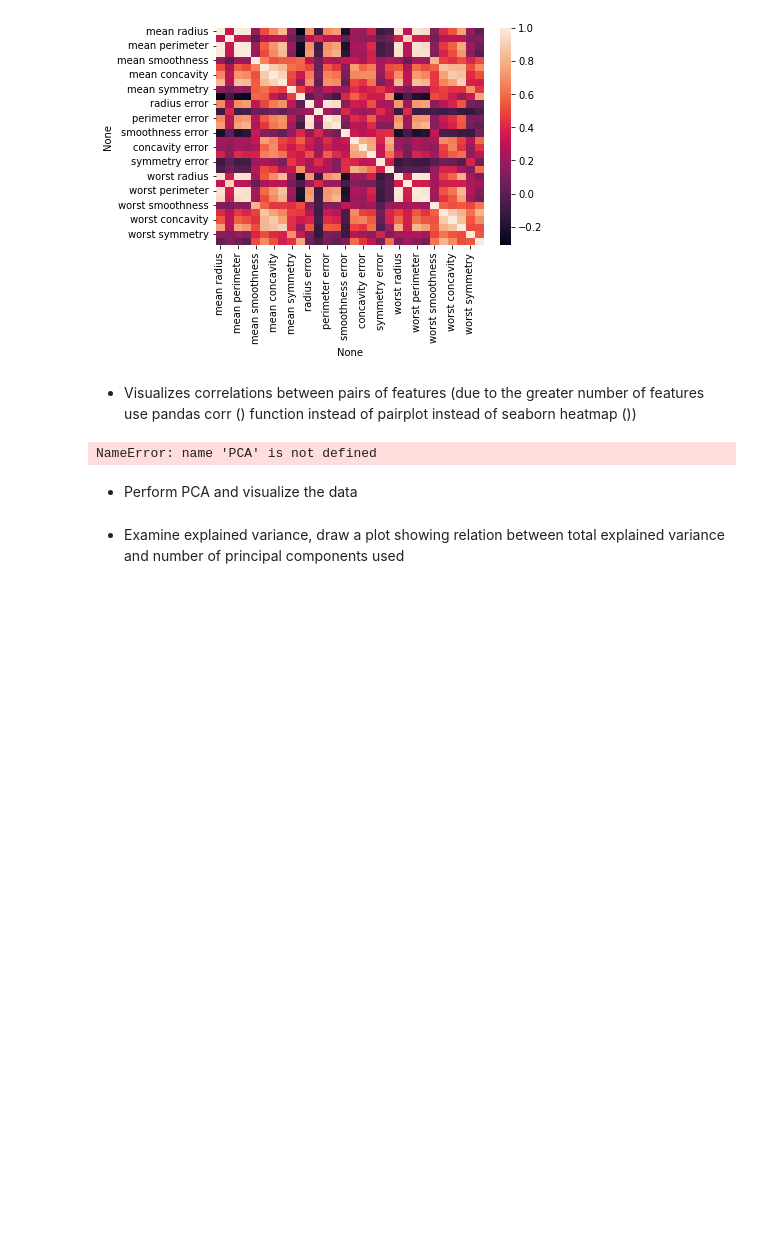
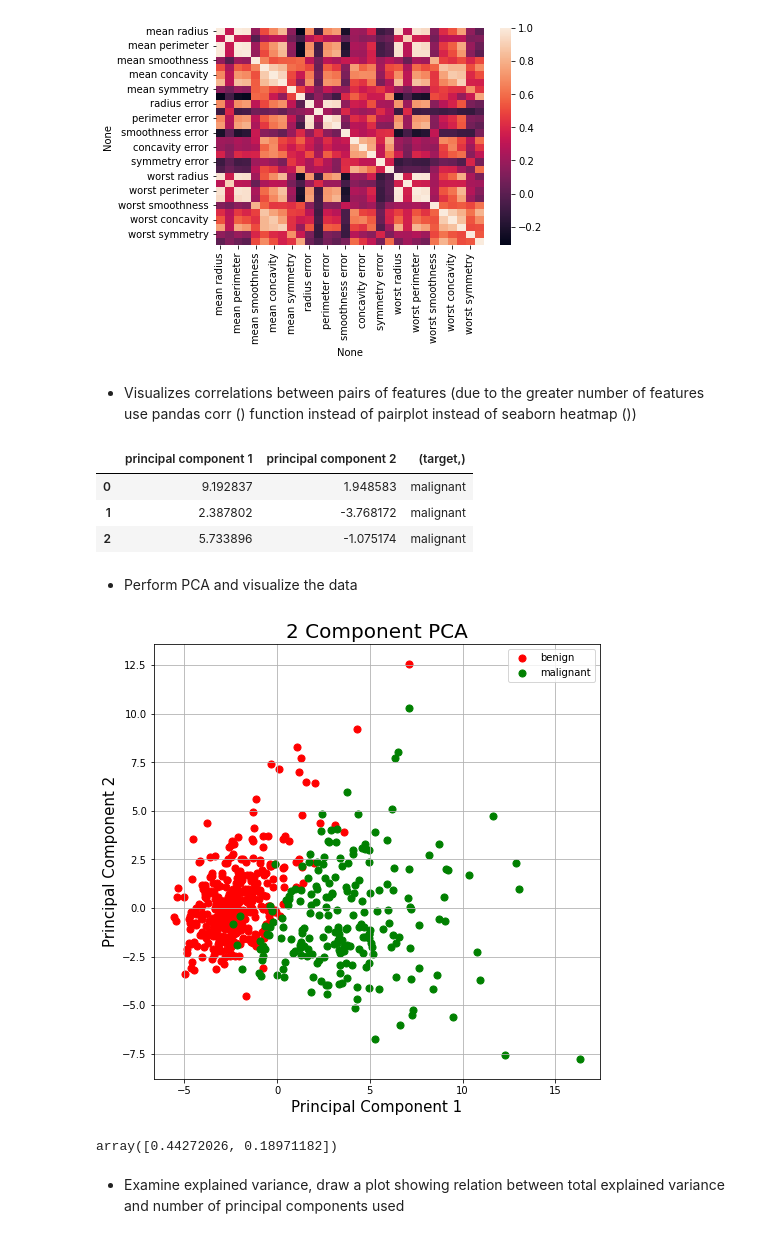
Before and after one commit to Petroniuss/visualizing-big-datasets, a Jupyter notebook: lab1/pca_kernelpca_lab.ipynb, the cells around one changed output. Cells and saved outputs as stored; diff of their text form; code cells hidden in the pictures; blank space fills up the shorter version.

```diff
--- a/lab1/pca_kernelpca_lab.ipynb
+++ b/lab1/pca_kernelpca_lab.ipynb
@@ -133,9 +133,9 @@ pca_iris = PCA(n_components=2)
 # %%
 principalComponents_iris = pca_iris.fit_transform(x_iris)
 # %%
-principalDf_iris = pd.DataFrame(data = principalComponents_iris ,columns = ['principal component 1', 'principal component 2'])
+principal_df_cancer = pd.DataFrame(data = principalComponents_iris, columns = ['principal component 1', 'principal component 2'])
 # %%
-finalDf_iris = pd.concat([principalDf_iris, df_iris[['target']]], axis = 1)
+finalDf_iris = pd.concat([principal_df_cancer, df_iris[['target']]], axis = 1)
 finalDf_iris.head(15)
 # %% [output]
 |  | principal component 1 | principal component 2 | target |
@@ -244,16 +244,44 @@ sns.heatmap(df_cancer.corr())
 
 * Visualizes correlations between pairs of features (due to the greater number of features use pandas corr () function instead of pairplot instead of seaborn heatmap ())
 # %%
-breast_cancer = PCA(n_components=2)
-principalComponents_breast_cancer = pca_iris.fit_transform(x_iris)
-principalDf_iris = pd.DataFrame(data=principalComponents_iris,
-                                columns=['principal component 1', 'principal component 2'])
+breast_cancer_pca = PCA(n_components=2)
+df_cancer_data = df_cancer.loc[:, df_cancer.columns != ('target',)]
+df_cancer_standardized = StandardScaler().fit_transform(df_cancer_data)
+pc_breast_cancer = breast_cancer_pca.fit_transform(df_cancer_standardized)
+principal_df_cancer = pd.DataFrame(data=pc_breast_cancer,
+                                   columns=['principal component 1', 'principal component 2'])
 
-finalDf_iris = pd.concat([principalDf_iris, df_iris[['target']]], axis=1)
-finalDf_iris.head(15)
+final_df_cancer = pd.concat([principal_df_cancer, df_cancer[['target']]], axis=1)
+final_df_cancer.head(3)
 # %% [output]
-NameError: name 'PCA' is not defined
+|  | principal component 1 | principal component 2 | (target,) |
+| 0 | 9.192837 | 1.948583 | malignant |
+| 1 | 2.387802 | -3.768172 | malignant |
+| 2 | 5.733896 | -1.075174 | malignant |
 # %% [markdown]
 * Perform PCA and visualize the data
+# %%
+# TODO
+fig = plt.figure(figsize = (8,8))
+ax = fig.add_subplot(1,1,1)
+ax.set_xlabel('Principal Component 1', fontsize = 15)
+ax.set_ylabel('Principal Component 2', fontsize = 15)
+ax.set_title('2 Component PCA', fontsize = 20)
+
+cancer_target_values = np.unique(df_cancer[['target']].values)
+colors = ['r', 'g']
+for target, color in zip(cancer_target_values,colors):
+    indicesToKeep = final_df_cancer[('target',)] == target
+    ax.scatter(final_df_cancer.loc[indicesToKeep, 'principal component 1']
+               , final_df_cancer.loc[indicesToKeep, 'principal component 2']
+               , c = color
+               , s = 50)
+ax.legend(cancer_target_values)
+ax.grid()
+# %% [output]
+[figure, added]
 # %%
 # TODO
+breast_cancer_pca.explained_variance_ratio_
+# %% [output]
+array([0.44272026, 0.18971182])
```
Also changed, not shown: parts of 13 cells of this notebook.
